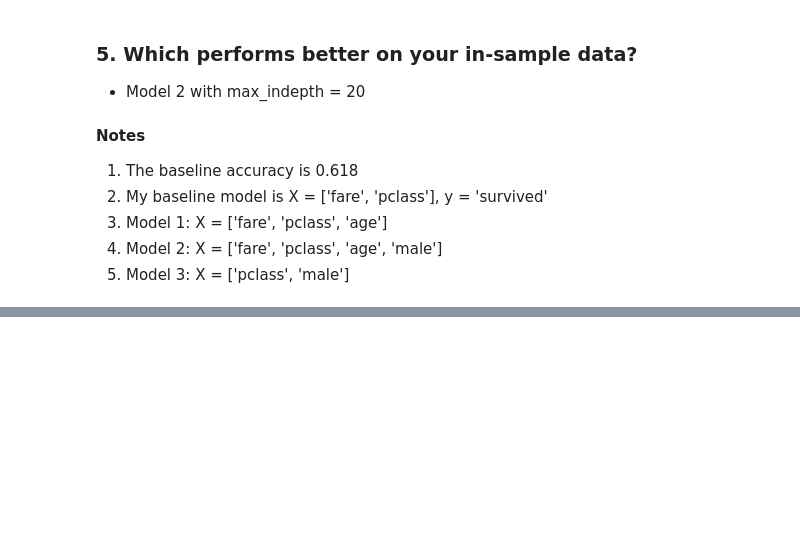
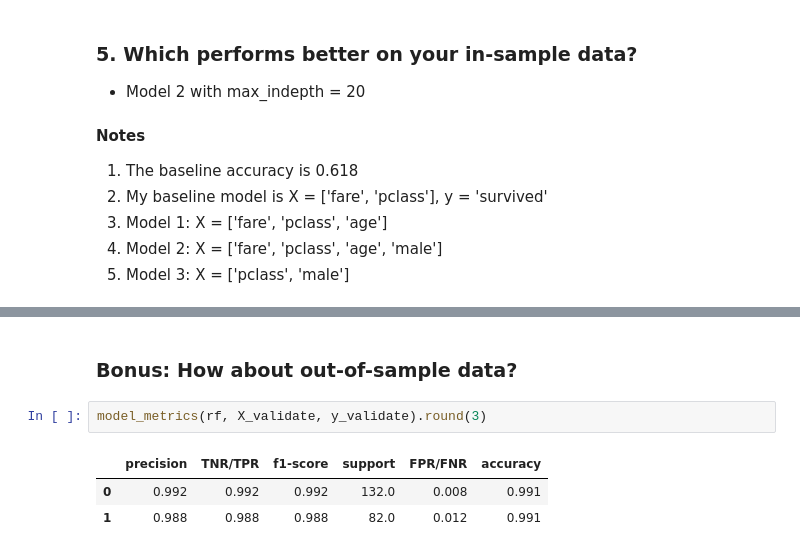
Before and after one commit to Yongliang-Shi/classification-exercises, a Jupyter notebook: model.ipynb, the cells around one changed output, grey strips where cells are left out. Saved outputs shown, nothing was run; the diff lists cells and outputs as text; blank space fills up the shorter version.

```diff
--- a/model.ipynb
+++ b/model.ipynb
@@ -1044,0 +1173,8 @@ Performance of Model 3:
+# %% [markdown]
+### Bonus: How about out-of-sample data?
+# %%
+model_metrics(rf, X_validate, y_validate).round(3)
+# %% [output]
+|  | precision | TNR/TPR | f1-score | support | FPR/FNR | accuracy |
+| 0 | 0.992 | 0.992 | 0.992 | 132.0 | 0.008 | 0.991 |
+| 1 | 0.988 | 0.988 | 0.988 | 82.0 | 0.012 | 0.991 |
```
Also changed, not shown: parts of 25 cells of this notebook.
